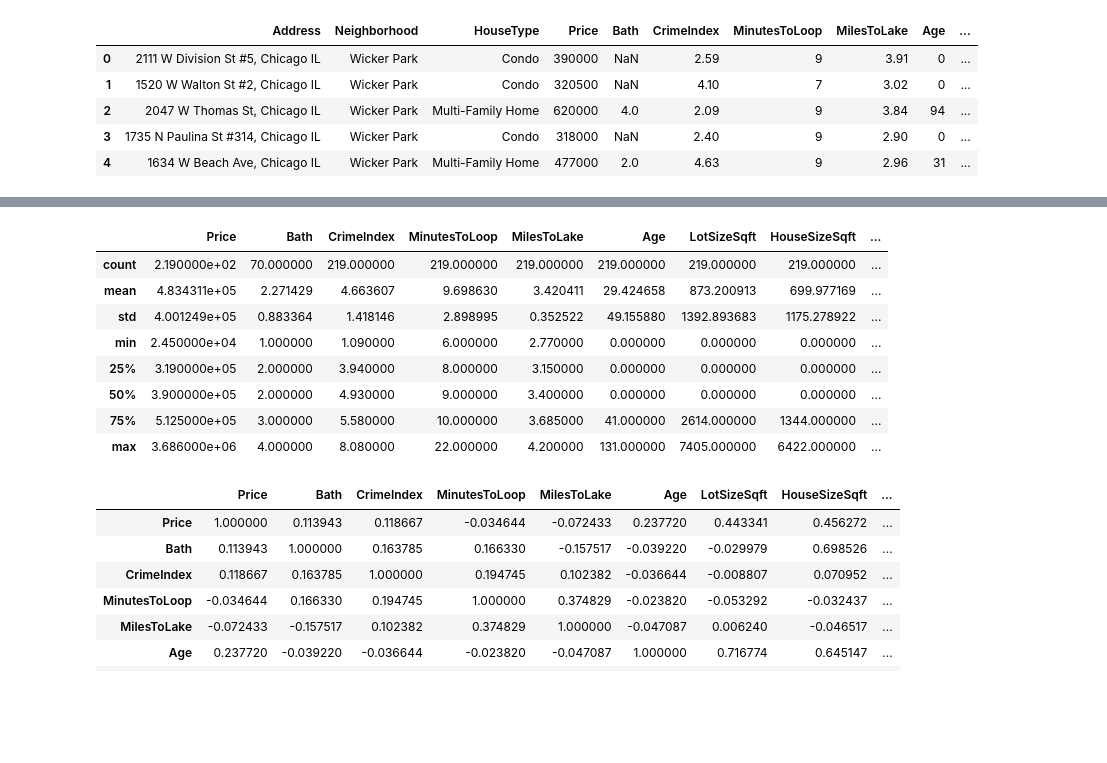
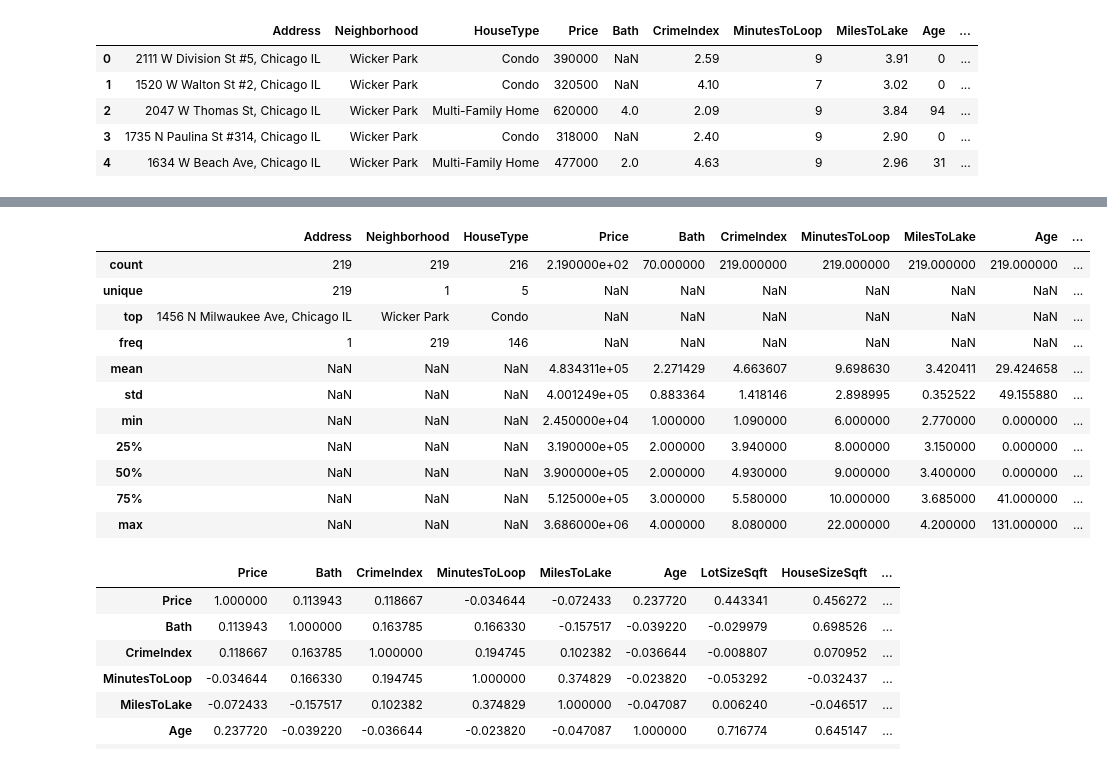
Before and after one commit to Wi11iamF/DAT8SYD, a Jupyter notebook: labs/Week 2 Lesson 2 - Linear Regression/Lab 3 - Regression_William_Fawcett.ipynb, the cells around one changed output, grey strips where cells are left out. Cells and saved outputs as stored; diff of their text form; code cells hidden in the pictures; blank space fills up the shorter version.

```diff
--- a/labs/Week 2 Lesson 2 - Linear Regression/Lab 3 - Regression_William_Fawcett.ipynb
+++ b/labs/Week 2 Lesson 2 - Linear Regression/Lab 3 - Regression_William_Fawcett.ipynb
@@ -54,18 +54,21 @@ dtype: int64
 # %%
 # Summarise the data
 house_data.describe()
-#house_data.describe(include=['object'])
-#house_data.describe(include='all')
+house_data.describe(include=['object'])
+house_data.describe(include='all')
 # %% [output]
-|  | Price | Bath | CrimeIndex | MinutesToLoop | MilesToLake | Age | LotSizeSqft | HouseSizeSqft | ... |
-| count | 2.190000e+02 | 70.000000 | 219.000000 | 219.000000 | 219.000000 | 219.000000 | 219.000000 | 219.000000 | ... |
-| mean | 4.834311e+05 | 2.271429 | 4.663607 | 9.698630 | 3.420411 | 29.424658 | 873.200913 | 699.977169 | ... |
-| std | 4.001249e+05 | 0.883364 | 1.418146 | 2.898995 | 0.352522 | 49.155880 | 1392.893683 | 1175.278922 | ... |
-| min | 2.450000e+04 | 1.000000 | 1.090000 | 6.000000 | 2.770000 | 0.000000 | 0.000000 | 0.000000 | ... |
-| 25% | 3.190000e+05 | 2.000000 | 3.940000 | 8.000000 | 3.150000 | 0.000000 | 0.000000 | 0.000000 | ... |
-| 50% | 3.900000e+05 | 2.000000 | 4.930000 | 9.000000 | 3.400000 | 0.000000 | 0.000000 | 0.000000 | ... |
-| 75% | 5.125000e+05 | 3.000000 | 5.580000 | 10.000000 | 3.685000 | 41.000000 | 2614.000000 | 1344.000000 | ... |
-| max | 3.686000e+06 | 4.000000 | 8.080000 | 22.000000 | 4.200000 | 131.000000 | 7405.000000 | 6422.000000 | ... |
+|  | Address | Neighborhood | HouseType | Price | Bath | CrimeIndex | MinutesToLoop | MilesToLake | Age | ... |
+| count | 219 | 219 | 216 | 2.190000e+02 | 70.000000 | 219.000000 | 219.000000 | 219.000000 | 219.000000 | ... |
+| unique | 219 | 1 | 5 | NaN | NaN | NaN | NaN | NaN | NaN | ... |
+| top | 1456 N Milwaukee Ave, Chicago IL | Wicker Park | Condo | NaN | NaN | NaN | NaN | NaN | NaN | ... |
+| freq | 1 | 219 | 146 | NaN | NaN | NaN | NaN | NaN | NaN | ... |
+| mean | NaN | NaN | NaN | 4.834311e+05 | 2.271429 | 4.663607 | 9.698630 | 3.420411 | 29.424658 | ... |
+| std | NaN | NaN | NaN | 4.001249e+05 | 0.883364 | 1.418146 | 2.898995 | 0.352522 | 49.155880 | ... |
+| min | NaN | NaN | NaN | 2.450000e+04 | 1.000000 | 1.090000 | 6.000000 | 2.770000 | 0.000000 | ... |
+| 25% | NaN | NaN | NaN | 3.190000e+05 | 2.000000 | 3.940000 | 8.000000 | 3.150000 | 0.000000 | ... |
+| 50% | NaN | NaN | NaN | 3.900000e+05 | 2.000000 | 4.930000 | 9.000000 | 3.400000 | 0.000000 | ... |
+| 75% | NaN | NaN | NaN | 5.125000e+05 | 3.000000 | 5.580000 | 10.000000 | 3.685000 | 41.000000 | ... |
+| max | NaN | NaN | NaN | 3.686000e+06 | 4.000000 | 8.080000 | 22.000000 | 4.200000 | 131.000000 | ... |
 # %%
 # Look for any linear correlations in the data
 house_data.corr()
```
Also changed, not shown: parts of 15 cells of this notebook, 3 other files.
